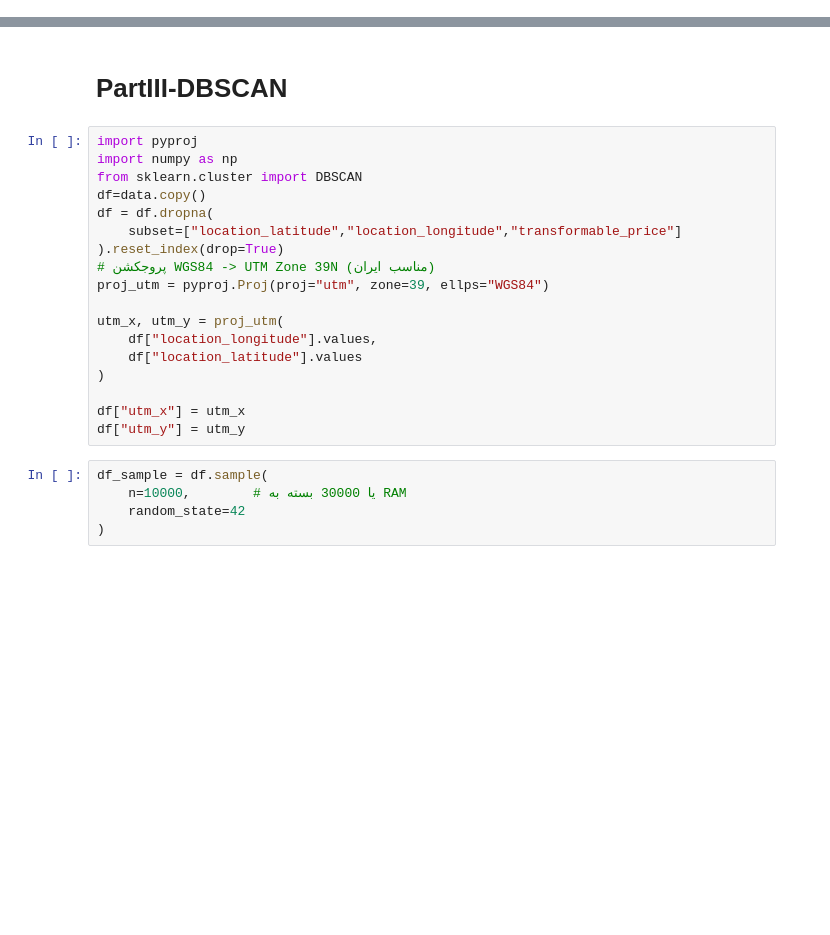
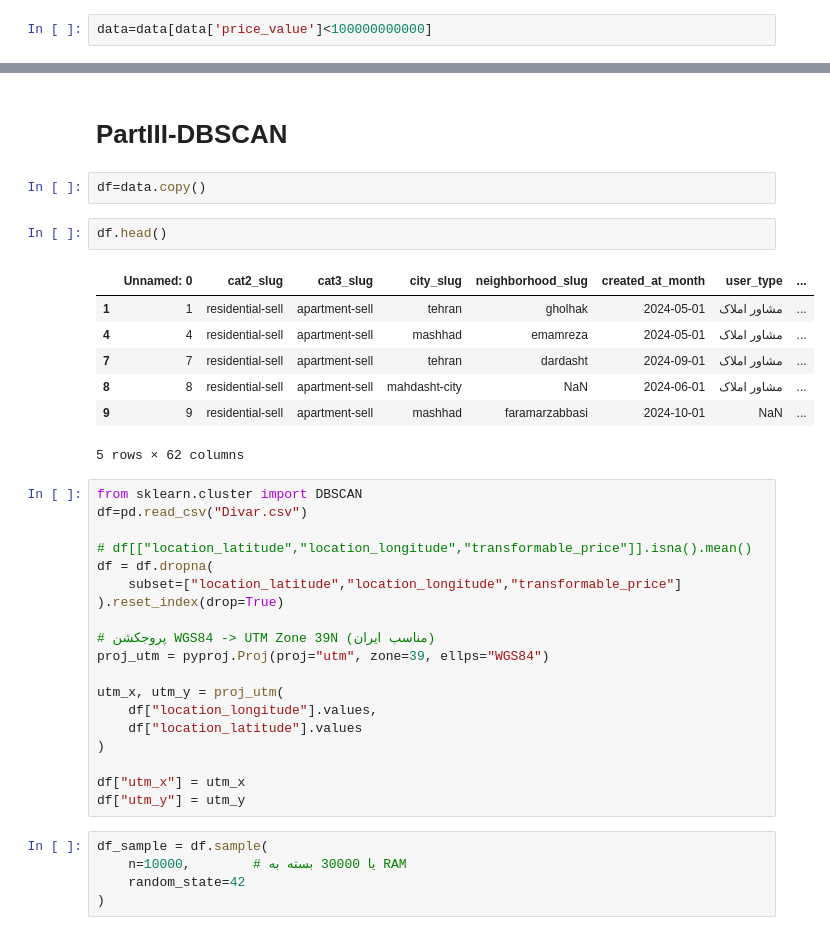
Before and after one commit to SasanKolahi/Bootcamp_divar, a Jupyter notebook: notebooks/Mohamad_Q3_2.ipynb, the cells around one changed output, grey strips where cells are left out. Cells and saved outputs as stored; diff of their text form; blank space fills up the shorter version.

```diff
--- a/notebooks/Mohamad_Q3_2.ipynb
+++ b/notebooks/Mohamad_Q3_2.ipynb
@@ -64,5 +66,7 @@ def parse_rooms(val):
         return 5
     nums = re.findall(r'\d+', s)
     return int(nums[0]) if nums else np.nan
+# %%
+data=data[data['price_value']<100000000000]
 # %% [markdown]
 # Part 1
@@ -505,13 +562,26 @@ for i in range(len(wcss_diff2)):
 # %% [markdown]
 # PartIII-DBSCAN
+# %%
+df=data.copy()
+# %%
+df.head()
+# %% [output]
+|  | Unnamed: 0 | cat2_slug | cat3_slug | city_slug | neighborhood_slug | created_at_month | user_type | ... |
+| 1 | 1 | residential-sell | apartment-sell | tehran | gholhak | 2024-05-01 | مشاور املاک | ... |
+| 4 | 4 | residential-sell | apartment-sell | mashhad | emamreza | 2024-05-01 | مشاور املاک | ... |
+| 7 | 7 | residential-sell | apartment-sell | tehran | dardasht | 2024-09-01 | مشاور املاک | ... |
+| 8 | 8 | residential-sell | apartment-sell | mahdasht-city | NaN | 2024-06-01 | مشاور املاک | ... |
+| 9 | 9 | residential-sell | apartment-sell | mashhad | faramarzabbasi | 2024-10-01 | NaN | ... |
+5 rows × 62 columns
 # %%
-import pyproj
-import numpy as np
 from sklearn.cluster import DBSCAN
-df=data.copy()
+df=pd.read_csv("Divar.csv")
+
+# df[["location_latitude","location_longitude","transformable_price"]].isna().mean()
 df = df.dropna(
     subset=["location_latitude","location_longitude","transformable_price"]
 ).reset_index(drop=True)
+
 # پروجکشن WGS84 -> UTM Zone 39N (مناسب ایران)
 proj_utm = pyproj.Proj(proj="utm", zone=39, ellps="WGS84")
 
```
Also changed, not shown: parts of 9 cells of this notebook.
